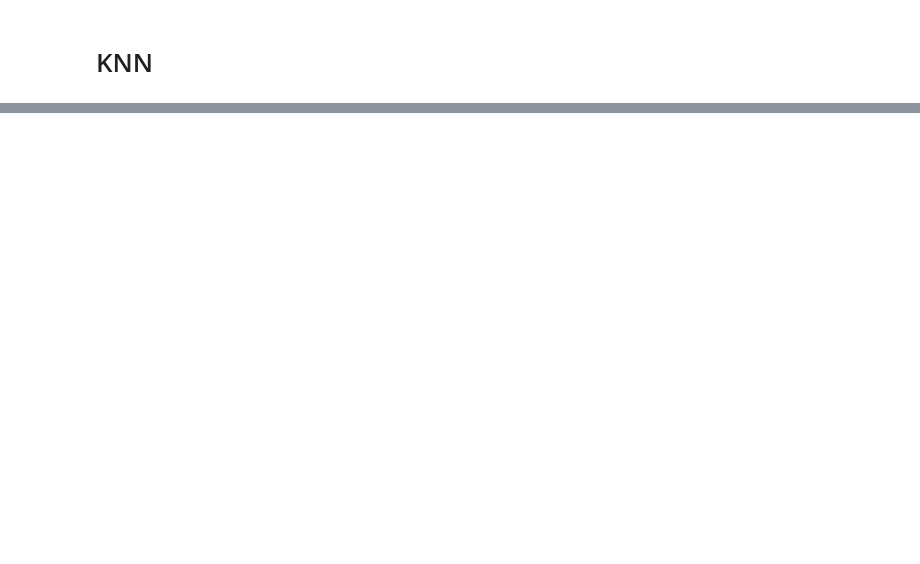
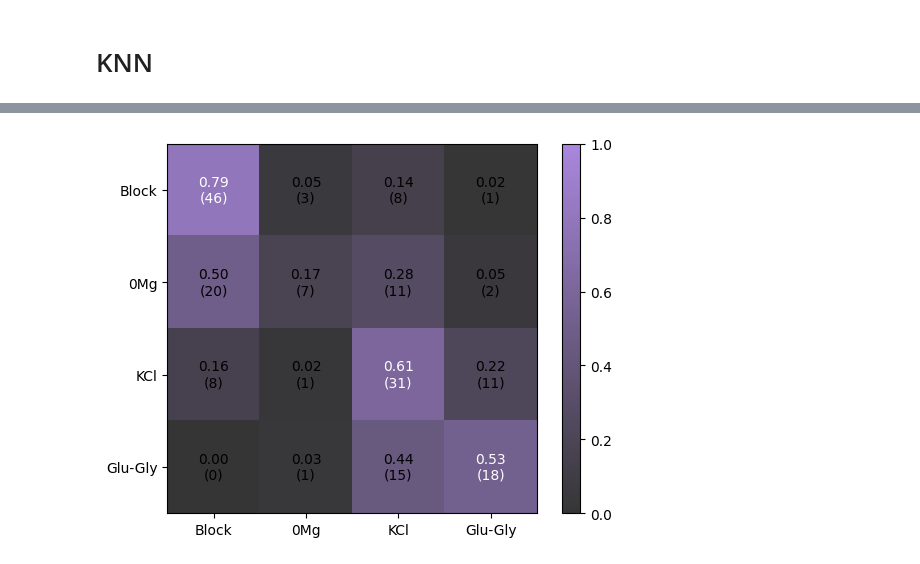
Before and after one commit to FLClab/STED-FM, a Jupyter notebook: experiments/simclr-experiments/02-ssl-knn.ipynb, the cells around one changed output, grey strips where cells are left out. Saved outputs shown, nothing was run; the diff lists cells and outputs as text; code cells hidden in the pictures; blank space fills up the shorter version.

```diff
--- a/experiments/simclr-experiments/02-ssl-knn.ipynb
+++ b/experiments/simclr-experiments/02-ssl-knn.ipynb
@@ -265,0 +277,79 @@ for _ in range(20):
+# %%
+if "path" in out:
+    paths = numpy.array(out["path"])
+
+    per_path_samples, per_path_labels, experiments = [], [], []
+    for unique in numpy.unique(paths):
+        masked_features = numpy.array(out["features"])[paths == unique]
+        masked_labels = numpy.array(out["label"])[paths == unique].tolist()
+
+        mean = numpy.mean(masked_features, axis=0)
+        std = numpy.std(masked_features, axis=0)
+#         per_path_samples.append(numpy.concatenate((mean, std)))
+        per_path_samples.append(mean)
+        per_path_labels.append(max(masked_labels, key=masked_labels.count))
+        experiments.append(unique.split("EXP")[-1][:3])
+
+    per_path_samples = numpy.array(per_path_samples)
+    per_path_labels = numpy.array(per_path_labels)
+
+    samples = per_path_samples
+    labels = per_path_labels
+
+    neigh = NearestNeighbors(n_neighbors=6, metric="minkowski", p=2)
+    neigh.fit(samples)
+
+    # 1st nn is itself
+    neighbors = neigh.kneighbors(samples, return_distance=False)[:, 1:]
+    associated_labels = labels[neighbors]
+
+    # accuracy = numpy.sum(associated_labels == labels[:, numpy.newaxis], axis=-1)
+    uniques = numpy.unique(labels)
+    confusion_matrix = numpy.zeros((len(uniques), len(uniques)))
+    for unique in uniques:
+        mask = labels == unique
+        for predicted_unique in uniques:
+            votes = numpy.sum((associated_labels[mask] == predicted_unique).astype(int), axis=-1)
+            confusion_matrix[unique, predicted_unique] += numpy.sum(votes >= 3)
+
+
+    def accuracy_per_class(confusion_matrix):
+        diag = numpy.diag(confusion_matrix)
+        confusion_matrices = {}
+        for i in range(len(diag)):
+            indices = numpy.setdiff1d(numpy.arange(len(diag)), [i])
+            cm = numpy.zeros((2, 2))
+            cm[0, 0] = diag[i]
+            cm[0, 1] = numpy.sum(confusion_matrix[i, indices])
+            cm[1, 1] = numpy.sum(diag[indices])
+            cm[1, 0] = numpy.sum(confusion_matrix[indices, i])
+            confusion_matrices[i] = cm
+        return confusion_matrices
+
+    accuracy = numpy.diag(confusion_matrix).sum() / numpy.sum(confusion_matrix)
+    print(f"Accuracy: {accuracy * 100:0.2f}")
+    confusion_matrices = accuracy_per_class(confusion_matrix)
+    for key, cm in confusion_matrices.items():
+        tp, tn, fp, fn = cm[0, 0], cm[1, 1], cm[1, 0], cm[0, 1]
+        balanced_accuracy = 0.5 * (tp / (tp + fn) + tn / (tn + fp))
+        print(f"Accuracy ({dataset.classes[key]}): {balanced_accuracy * 100:0.2f}")
+
+    fig, ax = pyplot.subplots()
+    cm = confusion_matrix / numpy.sum(confusion_matrix, axis=-1)[:, numpy.newaxis]
+    im = ax.imshow(cm, vmin=0, vmax=1, cmap="gray-purple")
+    for j in range(cm.shape[-2]):
+        for i in range(cm.shape[-1]):
+            ax.annotate(
+                f"{cm[j, i]:0.2f}\n({confusion_matrix[j, i]:0.0f})", (i, j),
+                horizontalalignment="center", verticalalignment="center",
+                color="white" if cm[j, i] > 0.5 else "black"
+            )
+    ax.set(
+        xticks=uniques, yticks=uniques,
+        xticklabels=dataset.classes,
+        yticklabels=dataset.classes
+    )
+    pyplot.colorbar(im, ax=ax)
+    # savefig(fig, ax, f"./panels/{MODEL}/knn-classification-{DATASET}", save_white=True)
+    pyplot.show()
+# %% [output]
@@ -265,0 +361 @@ for _ in range(20):
+[figure, added]
```
Also changed, not shown: parts of 7 cells of this notebook, 9 other files.
